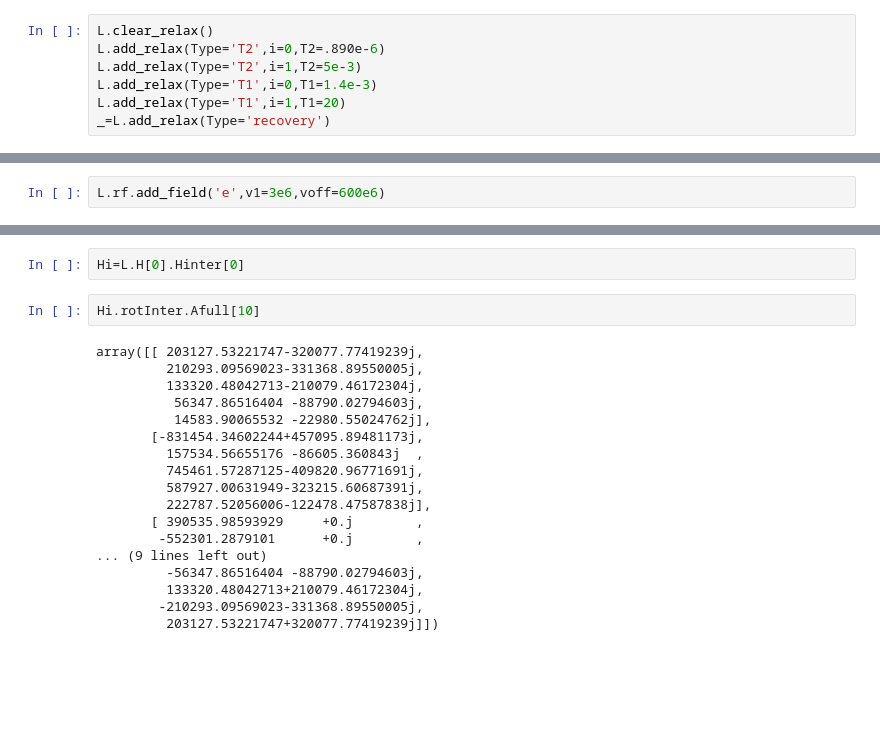
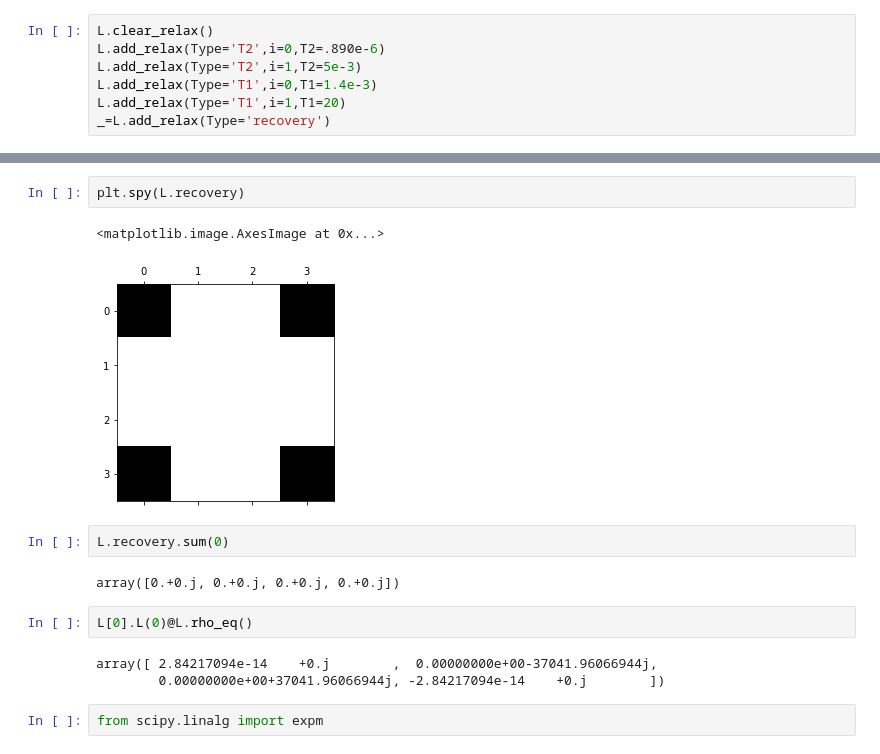
Before and after one commit to alsinmr/SLEEPY_tutorial, a Jupyter notebook: DNP/SolidEffect.ipynb, the cells around one changed output, grey strips where cells are left out. Cells and saved outputs as stored; diff of their text form; blank space fills up the shorter version.

```diff
--- a/DNP/SolidEffect.ipynb
+++ b/DNP/SolidEffect.ipynb
@@ -49,2 +71,0 @@ ax.figure.set_size_inches([10,8])
-# %%
-L.rf.add_field('e',v1=3e6,voff=600e6)
@@ -58,22 +72,16 @@ array([ -2244.82425073   +888.78879569j, -20338.69846421-106619.1911503j ,
-# %%
-Hi=L.H[0].Hinter[0]
-# %%
-Hi.rotInter.Afull[10]
-# %% [output]
-array([[ 203127.53221747-320077.77419239j,
-         210293.09569023-331368.89550005j,
-         133320.48042713-210079.46172304j,
-          56347.86516404 -88790.02794603j,
-          14583.90065532 -22980.55024762j],
-       [-831454.34602244+457095.89481173j,
-         157534.56655176 -86605.360843j  ,
-         745461.57287125-409820.96771691j,
-         587927.00631949-323215.60687391j,
-         222787.52056006-122478.47587838j],
-       [ 390535.98593929     +0.j        ,
-        -552301.2879101      +0.j        ,
-... (9 lines left out)
-         -56347.86516404 -88790.02794603j,
-         133320.48042713+210079.46172304j,
-        -210293.09569023-331368.89550005j,
-         203127.53221747+320077.77419239j]])
+# %%
+plt.spy(L.recovery)
+# %% [output]
+<matplotlib.image.AxesImage at 0x...>
+[figure, added]
+# %%
+L.recovery.sum(0)
+# %% [output]
+array([0.+0.j, 0.+0.j, 0.+0.j, 0.+0.j])
+# %%
+L[0].L(0)@L.rho_eq()
+# %% [output]
+array([ 2.84217094e-14    +0.j        ,  0.00000000e+00-37041.96066944j,
+        0.00000000e+00+37041.96066944j, -2.84217094e-14    +0.j        ])
+# %%
+from scipy.linalg import expm
```
Also changed, not shown: parts of 18 cells of this notebook.
